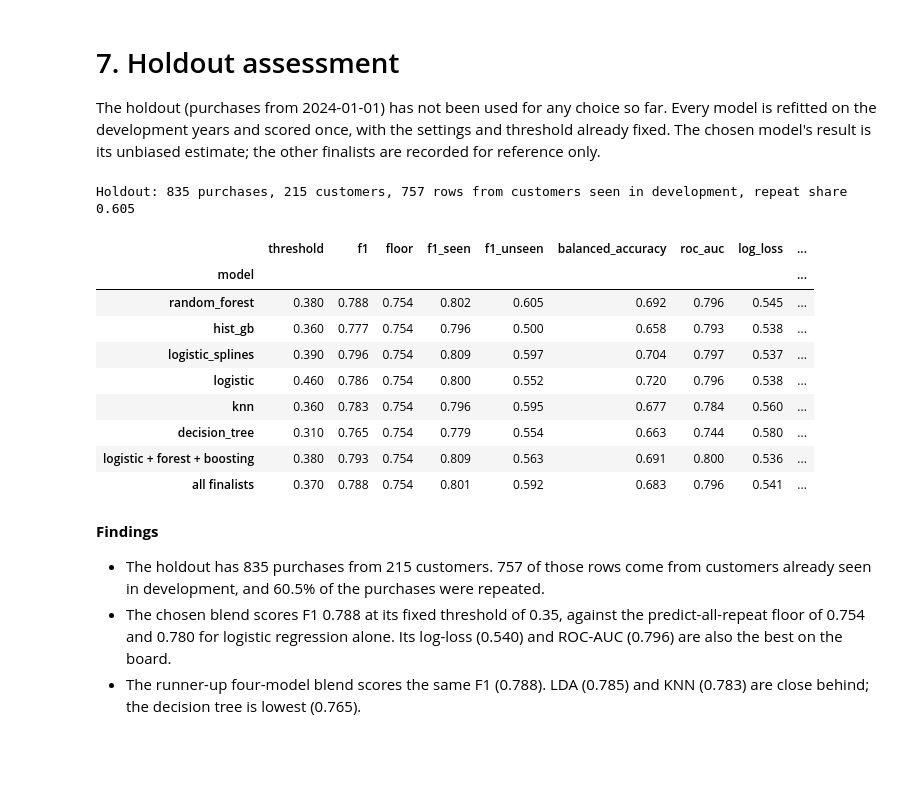
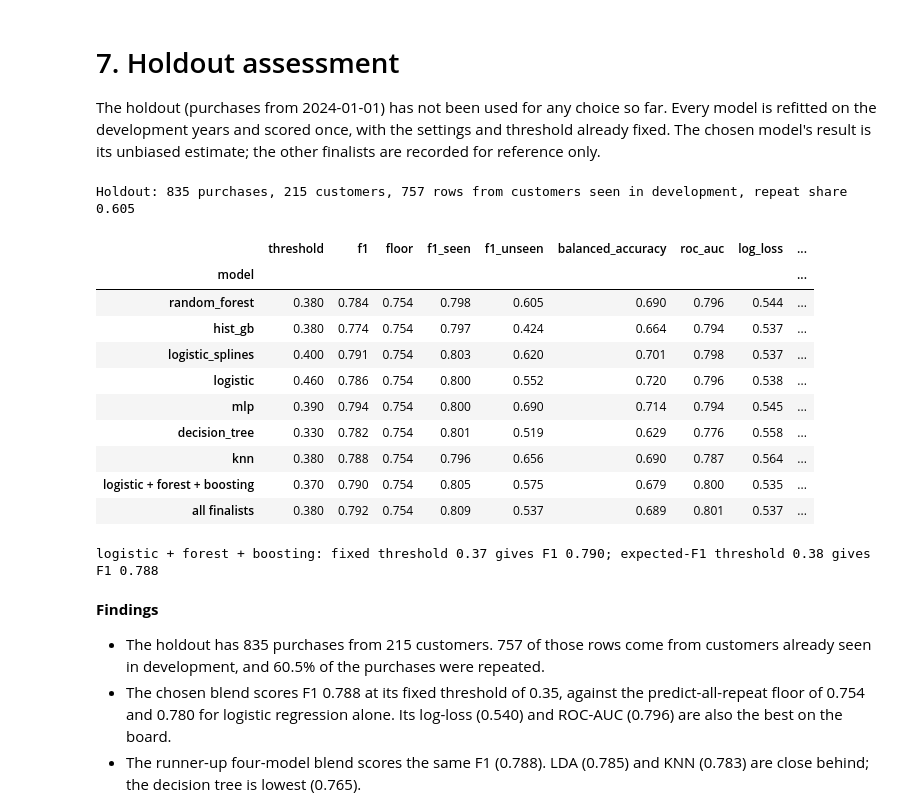
Before and after one commit to PedroHSantos20/ml-repeat-purchase, a Jupyter notebook: notebooks/04_modelling_project.ipynb, the cells around one changed output. Drawn from its saved outputs; the diff is of its cells as text; code cells hidden in the pictures; blank space fills up the shorter version.

```diff
--- a/notebooks/04_modelling_project.ipynb
+++ b/notebooks/04_modelling_project.ipynb
@@ -1575,7 +1699,7 @@ def make_knn(params):
 # %%
 get_knn_cache = lambda params: knn_caches[params["columns"]]
 
-study_knn = {objective: tune(get_knn_cache, make_knn, suggest_knn, objective, f"knn_{objective}")
+study_knn = {objective: tune(get_knn_cache, make_knn, suggest_knn, objective, f"knn_wide_{objective}")
              for objective in OBJECTIVES}
 
 for objective, study in study_knn.items():
@@ -2020,7 +2118,7 @@ Five settings are searched: the notebook 3 log transform (on or off), the number
 spline_caches = {
     (use_log, knots): FoldCache(build_linear_pipeline(LogisticRegression(), select=False, log=use_log,
                                                       splines=knots).named_steps["prep"], linear_inputs)
-    for use_log in (False, True) for knots in (3, 4, 5)
+    for use_log in (False, True) for knots in (2, 3, 4, 5, 6)
 }
 get_spline_cache = lambda params: spline_caches[(params["use_log"], params["n_knots"])]
 
@@ -2028,7 +2126,7 @@ get_spline_cache = lambda params: spline_caches[(params["use_log"], params["n_kn
 def suggest_spline(trial):
     return {
         "use_log": trial.suggest_categorical("use_log", [False, True]),
-        "n_knots": trial.suggest_int("n_knots", 3, 5),
+        "n_knots": trial.suggest_int("n_knots", 2, 6),
         "select_C": trial.suggest_float("select_C", 1e-3, 1.0, log=True),
         "l1_ratio": trial.suggest_float("l1_ratio", 0.05, 0.95),
         "model_C": trial.suggest_float("model_C", 1e-3, 10.0, log=True),
@@ -2044,7 +2142,7 @@ def make_spline(params):
 
 spline_default = score_folds(build_linear_pipeline(LogisticRegression(max_iter=5000, random_state=RANDOM_STATE),
                                                    splines=4), linear_inputs)
-study_spline = {objective: tune(get_spline_cache, make_spline, suggest_spline, objective, f"logistic_splines_{objective}")
+study_spline = {objective: tune(get_spline_cache, make_spline, suggest_spline, objective, f"logistic_splines_wide_{objective}")
                 for objective in OBJECTIVES}
 
 for objective, study in study_spline.items():
@@ -2115,0 +2472,24 @@ Chosen: log_loss_trial_52 {'use_log': True, 'n_knots': 4, 'select_C': 0.14659384
+# %%
+# Upward constraints: the business direction is clear for these inputs
+MONOTONIC_UP = ["nbd_repeat_prob", "purchase_count_30d", "purchase_count_90d", "purchase_count_180d",
+                "purchase_count_365d", "purchases_per_year"]
+
+# Column order of the tree branch: small categories, large categories, numbers, then the fitted probability
+r_tree = branch_roles("tree")
+tree_columns = r_tree["low"] + r_tree["high"] + r_tree["num"] + (["nbd_repeat_prob"] if NBD_INPUTS else [])
+missing = [c for c in MONOTONIC_UP if c not in tree_columns]
+assert not missing, f"Constrained inputs not in the tree branch: {missing}"
+HGB_MONOTONIC = [1 if c in MONOTONIC_UP else 0 for c in tree_columns]  # 1 = can only increase, 0 = free
+
+hgb_monotonic_run = score_folds(
+    build_tree_pipeline(HistGradientBoostingClassifier(**hgb_params, monotonic_cst=HGB_MONOTONIC,
+                                                       random_state=RANDOM_STATE)), tree_inputs)
+board_mono = judge({"unconstrained": tuned_runs["hist_gb"], "monotonic": hgb_monotonic_run}, reference="unconstrained")
+display(board_mono[["f1", "f1_diff", "ci_low", "ci_high", "ll_diff", "ll_ci_low", "ll_ci_high", "folds_worse",
+                    "overfit_gap", "roc_auc", "log_loss", "verdict"]])
+
+# decision: keep the constraints unless they are clearly worse (simpler to explain, safer on later years)
+use_monotonic = board_mono.loc["monotonic", "verdict"] != "worse"
+if use_monotonic:
+    tuned_runs["hist_gb"] = hgb_monotonic_run
+print(f"Monotonic constraints kept: {use_monotonic}")
@@ -2683,8 +3211,10 @@ def family_pipe(name):
     if name == "qda":
         return linear(make_qda(qda_params) if qda_params else QuadraticDiscriminantAnalysis(reg_param=QDA_MIN_REG),
                       select=qda_params.get("columns", "selected") == "selected")
+    if name in ("hist_gb", "random_forest") and use_seed_average.get(name):
+        return seed_averaged(name), tree_inputs  # 10-seed average, with constraints if kept (4.10, 4.11)
     if name == "hist_gb":
-        return tree(HistGradientBoostingClassifier(**hgb_params, random_state=RANDOM_STATE))
+        return family_tree_pipe(name), tree_inputs
     if name == "naive_bayes":
         return linear(make_nb(nb_params) if nb_params else GaussianNB())
     if name == "lda":
@@ -2698,6 +3228,9 @@ def family_pipe(name):
     if name == "random_forest":
         return tree(make_forest(forest_params) if forest_params
                     else RandomForestClassifier(random_state=RANDOM_STATE, n_jobs=-1))
+    if name == "mlp":
+        return linear(make_mlp(mlp_params) if mlp_params else QuietMLP(random_state=RANDOM_STATE),
+                      select=mlp_params.get("columns", "selected") == "selected")
     raise ValueError(name)
 
 
@@ -2721,41 +3254,48 @@ p_holdout = pd.DataFrame({name: predict_members({m: fitted_dev[m] for m in membe
 
 # Thresholds stay those chosen on the development years
 thresholds = {name: all_runs[name][2] for name in shown}
 y_holdout = holdout[target].to_numpy()
 seen = holdout["customer_id"].isin(dev["customer_id"]).to_numpy()
 
 holdout_rows = []
 for name, p in p_holdout.items():
     predicted = p.to_numpy() >= thresholds[name]
     holdout_rows.append({
         "model": name,
         "threshold": thresholds[name],
         "f1": f1_score(y_holdout, predicted),
         "f1_seen": f1_score(y_holdout[seen], predicted[seen]),
         "f1_unseen": f1_score(y_holdout[~seen], predicted[~seen]),
         "balanced_accuracy": balanced_accuracy_score(y_holdout, predicted),
         "roc_auc": roc_auc_score(y_holdout, p),
         "log_loss": log_loss(y_holdout, p),
         "predicted_positive_share": predicted.mean(),
     })
 board_holdout = pd.DataFrame(holdout_rows).set_index("model")
 board_holdout.insert(2, "floor", f1_floor(y_holdout))
 
 print(f"Holdout: {len(holdout)} purchases, {holdout['customer_id'].nunique()} customers, "
       f"{seen.sum()} rows from customers seen in development, repeat share {y_holdout.mean():.3f}")
 display(board_holdout.round(3))
+
+# Record only: the expected-F1 threshold computed from the holdout probabilities themselves
+t_holdout = expected_f1_threshold(p_holdout[chosen_model].to_numpy())
+print(f"{chosen_model}: fixed threshold {threshold:.2f} gives F1 {board_holdout.loc[chosen_model, 'f1']:.3f}; "
+      f"expected-F1 threshold {t_holdout:.2f} gives F1 {f1_score(y_holdout, p_holdout[chosen_model] >= t_holdout):.3f}")
 # %% [output]
 Holdout: 835 purchases, 215 customers, 757 rows from customers seen in development, repeat share 0.605
 |  | threshold | f1 | floor | f1_seen | f1_unseen | balanced_accuracy | roc_auc | log_loss | ... |
 | model |  |  |  |  |  |  |  |  | ... |
-| random_forest | 0.380 | 0.788 | 0.754 | 0.802 | 0.605 | 0.692 | 0.796 | 0.545 | ... |
-| hist_gb | 0.360 | 0.777 | 0.754 | 0.796 | 0.500 | 0.658 | 0.793 | 0.538 | ... |
-| logistic_splines | 0.390 | 0.796 | 0.754 | 0.809 | 0.597 | 0.704 | 0.797 | 0.537 | ... |
+| random_forest | 0.380 | 0.784 | 0.754 | 0.798 | 0.605 | 0.690 | 0.796 | 0.544 | ... |
+| hist_gb | 0.380 | 0.774 | 0.754 | 0.797 | 0.424 | 0.664 | 0.794 | 0.537 | ... |
+| logistic_splines | 0.400 | 0.791 | 0.754 | 0.803 | 0.620 | 0.701 | 0.798 | 0.537 | ... |
 | logistic | 0.460 | 0.786 | 0.754 | 0.800 | 0.552 | 0.720 | 0.796 | 0.538 | ... |
-| knn | 0.360 | 0.783 | 0.754 | 0.796 | 0.595 | 0.677 | 0.784 | 0.560 | ... |
-| decision_tree | 0.310 | 0.765 | 0.754 | 0.779 | 0.554 | 0.663 | 0.744 | 0.580 | ... |
-| logistic + forest + boosting | 0.380 | 0.793 | 0.754 | 0.809 | 0.563 | 0.691 | 0.800 | 0.536 | ... |
-| all finalists | 0.370 | 0.788 | 0.754 | 0.801 | 0.592 | 0.683 | 0.796 | 0.541 | ... |
+| mlp | 0.390 | 0.794 | 0.754 | 0.800 | 0.690 | 0.714 | 0.794 | 0.545 | ... |
+| decision_tree | 0.330 | 0.782 | 0.754 | 0.801 | 0.519 | 0.629 | 0.776 | 0.558 | ... |
+| knn | 0.380 | 0.788 | 0.754 | 0.796 | 0.656 | 0.690 | 0.787 | 0.564 | ... |
+| logistic + forest + boosting | 0.370 | 0.790 | 0.754 | 0.805 | 0.575 | 0.679 | 0.800 | 0.535 | ... |
+| all finalists | 0.380 | 0.792 | 0.754 | 0.809 | 0.537 | 0.689 | 0.801 | 0.537 | ... |
+logistic + forest + boosting: fixed threshold 0.37 gives F1 0.790; expected-F1 threshold 0.38 gives F1 0.788
 # %%
 log.record(
     "D44", "holdout assessment",
```
Also changed, not shown: parts of 81 cells of this notebook, 40 other files.
